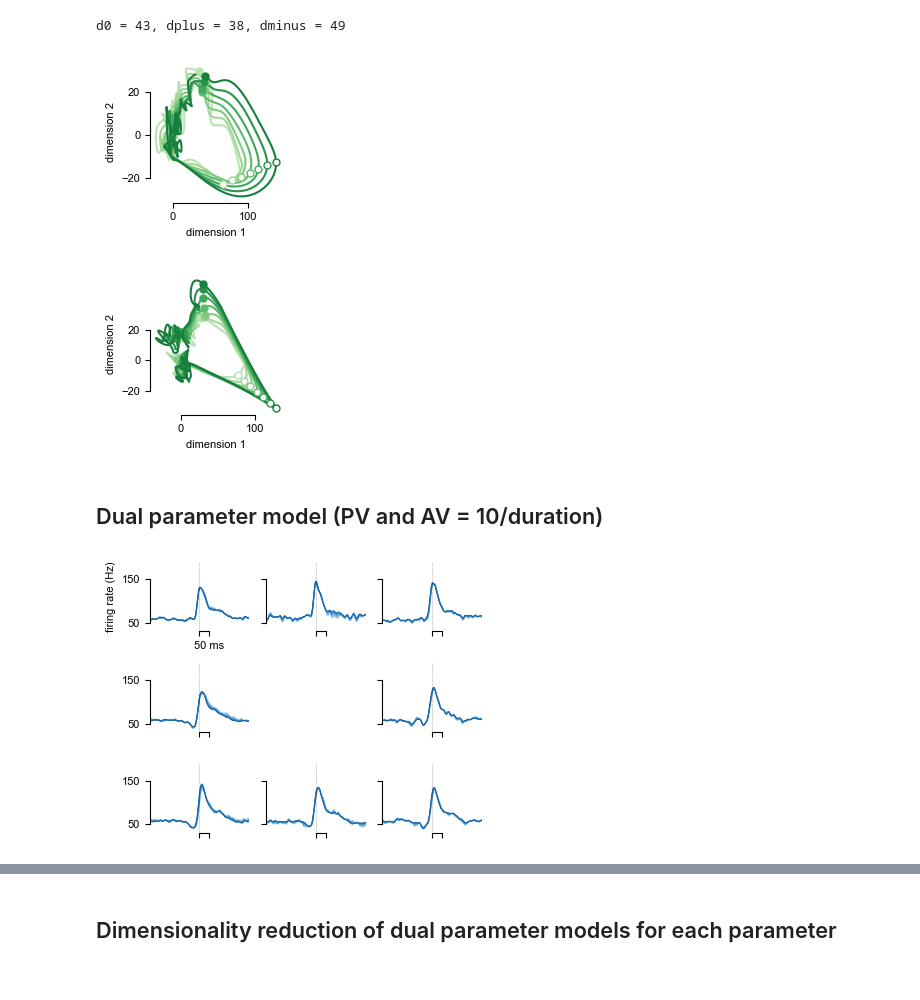
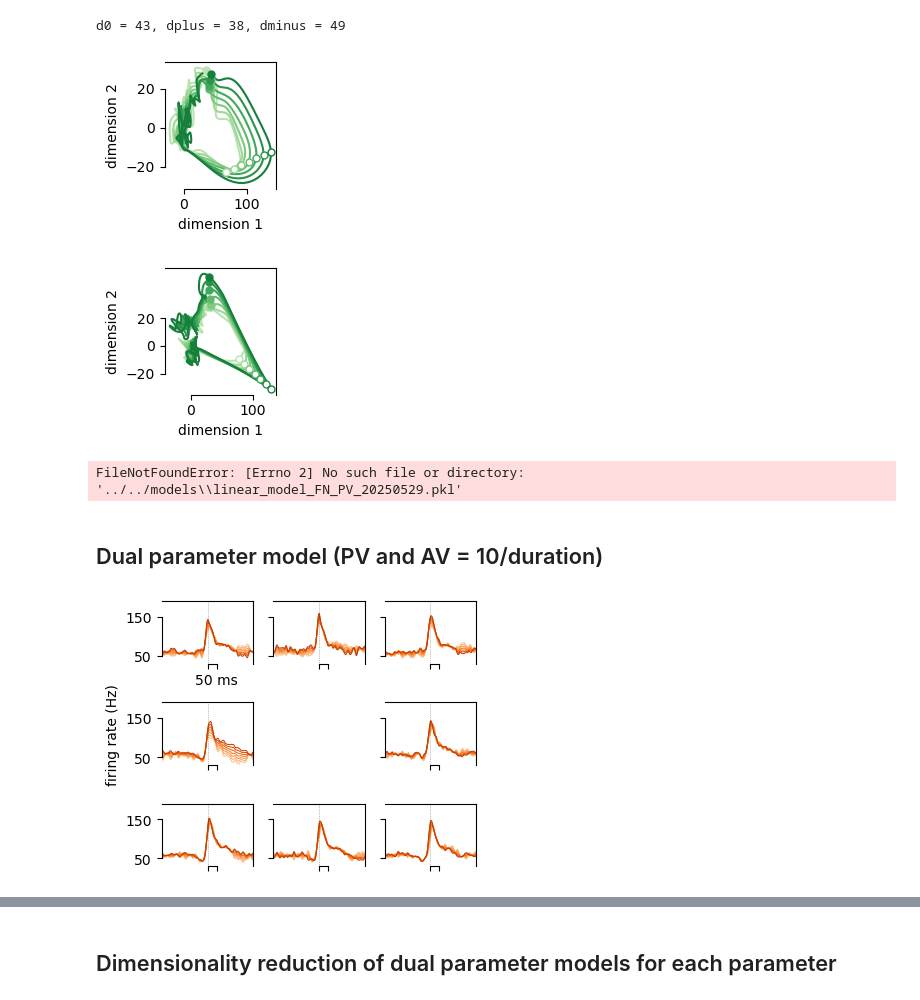
Before and after one commit to NeuroAI-IBS/fn_data_saccade, a Jupyter notebook: Data sorting/python_code/linear_analy_SH.ipynb, the cells around one changed output, grey strips where cells are left out. Saved outputs shown, nothing was run; the diff lists cells and outputs as text; code cells hidden in the pictures.

```diff
--- a/Data sorting/python_code/linear_analy_SH.ipynb
+++ b/Data sorting/python_code/linear_analy_SH.ipynb
@@ -237,9 +240,9 @@ for i, pvs in tqdm(enumerate(pv_cat)):
         lms.append(lm)
 # %%
 n_steps = 7
-cols = plt.cm.Greens(np.linspace(0.3, 0.8, n_steps))
-prange = np.linspace(300, 660, n_steps)-478.85947
-prange = prange*1e-3
+cols0 = plt.cm.Greens(np.linspace(0.3, 0.8, n_steps))
+prange0 = np.linspace(300, 660, n_steps)-478.85947
+prange0 = prange0*1e-3
 # %%
 tt = np.arange(-249, 251)
 
@@ -255,7 +258,7 @@ for ori in range(8):
     axes[panel].axvline(x=0, ymin=(30-30)/(190-30), ymax=(190-30)/(190-30),
                         linestyle=':', color='black', alpha=0.5, linewidth=0.5)
     for i in range(n_steps):
-        axes[panel].plot(tt, r0.mean(axis=0) + prange[i]*dr.mean(axis=0), c=cols[i], linewidth=0.75, zorder=1)
+        axes[panel].plot(tt, r0.mean(axis=0) + prange0[i]*dr.mean(axis=0), c=cols0[i], linewidth=0.75, zorder=1)
 
 # no axis lines except for the left axis
 for (i, ax) in enumerate(axes):
@@ -273,7 +276,7 @@ for (i, ax) in enumerate(axes):
 
 # ax = axes[0]
 axes[0].set_yticklabels(['50', '150'])
-axes[0].set_ylabel('firing rate (Hz)')
+axes[3].set_ylabel('firing rate (Hz)')
 axes[0].set_xticklabels(['', '50 ms'])
 
 #remove everything for the 4th panel
@@ -492,45 +495,45 @@ print(f'd0 = {d0}, dplus = {dplus}, dminus = {dminus}')
 d0 = 43, dplus = 38, dminus = 49
 # %%
 n_steps = 7
-cols = plt.cm.Greens(np.linspace(0.3, 0.8, n_steps))
-prange = np.linspace(300, 660, n_steps)-478.85947
-prange = prange*1e-3
+cols0 = plt.cm.Greens(np.linspace(0.3, 0.8, n_steps))
+prange0 = np.linspace(300, 660, n_steps)-478.85947
+prange0 = prange0*1e-3
 
-durs = dur_from_pv(pv0+prange, model_av).astype(int)
+durs = dur_from_pv(pv0+prange0, model_av).astype(int)
 # %%
 lmr = cbm.decomposition.reduce_dimensionality(lmfn1s[0], 4)
 lmr = cbm.utils.flip_sign(lmr, [0, 2]) # flip signs to make the cycles go CCW
 
 fig, ax = plt.subplots(figsize=(2, 2))
 
 for i in range(n_steps):
-    ax.plot(lmr.p[0,:] + prange[i]*lmr.dp[0,:],
-            lmr.p[1,:] + prange[i]*lmr.dp[1,:],
-            c=cols[i], linewidth=1.5, zorder=1)
+    ax.plot(lmr.p[0,:] + prange0[i]*lmr.dp[0,:],
+            lmr.p[1,:] + prange0[i]*lmr.dp[1,:],
+            c=cols0[i], linewidth=1.5, zorder=1)
 
-    ax.plot(lmr.p[0,250] + prange[i]*lmr.dp[0,250],
-               lmr.p[1,250] + prange[i]*lmr.dp[1,250],
-               'o', markersize=5, markerfacecolor='w', color=cols[i], zorder=3)
+    ax.plot(lmr.p[0,250] + prange0[i]*lmr.dp[0,250],
+               lmr.p[1,250] + prange0[i]*lmr.dp[1,250],
+               'o', markersize=5, markerfacecolor='w', color=cols0[i], zorder=3)
 
 #     ax.scatter(lmr.p[0,220] + prange[i]*lmr.dp[0,220],
 #                lmr.p[1,220] + prange[i]*lmr.dp[1,220],
 #                25, c=cols[i], zorder=1)
 
-    ax.plot(lmr.p[0,250+durs[i]] + prange[i]*lmr.dp[0,250+durs[i]],
-               lmr.p[1,250+durs[i]] + prange[i]*lmr.dp[1,250+durs[i]],
-               'o', markersize=5, markerfacecolor=cols[i], color=cols[i], zorder=2)
+    ax.plot(lmr.p[0,250+durs[i]] + prange0[i]*lmr.dp[0,250+durs[i]],
+               lmr.p[1,250+durs[i]] + prange0[i]*lmr.dp[1,250+durs[i]],
+               'o', markersize=5, markerfacecolor=cols0[i], color=cols0[i], zorder=2)
 
 ax.spines['bottom'].set_bounds(0, 100)
 ax.set_xticks([0, 100])
 ax.spines['left'].set_bounds(-20, 20)
 ax.set_yticks([-20, 0, 20])
 ax.set_xlabel('dimension 1')
 ax.set_ylabel('dimension 2')
 
 plt.tight_layout()
 plt.savefig('manifold_deg0_1vs2.pdf')
 # %% [output]
-[figure, old version]
+[figure, new version]
 # %%
 lmr = cbm.decomposition.reduce_dimensionality(lmfn1s[3], 4)
 lmr = cbm.utils.flip_sign(lmr, [0, 1, 2]) # flip signs to make the cycles go CCW
@@ -538,21 +541,21 @@ lmr = cbm.utils.flip_sign(lmr, [0, 1, 2]) # flip signs to make the cycles go CCW
 fig, ax = plt.subplots(figsize=(2, 2))
 
 for i in range(n_steps):
-    ax.plot(lmr.p[0,:] + prange[i]*lmr.dp[0,:],
-            lmr.p[1,:] + prange[i]*lmr.dp[1,:],
-            c=cols[i], linewidth=1.5, zorder=1)
+    ax.plot(lmr.p[0,:] + prange0[i]*lmr.dp[0,:],
+            lmr.p[1,:] + prange0[i]*lmr.dp[1,:],
+            c=cols0[i], linewidth=1.5, zorder=1)
 
-    ax.plot(lmr.p[0,250] + prange[i]*lmr.dp[0,250],
-               lmr.p[1,250] + prange[i]*lmr.dp[1,250],
-               'o', markersize=5, markerfacecolor='w', color=cols[i], zorder=3)
+    ax.plot(lmr.p[0,250] + prange0[i]*lmr.dp[0,250],
+               lmr.p[1,250] + prange0[i]*lmr.dp[1,250],
+               'o', markersize=5, markerfacecolor='w', color=cols0[i], zorder=3)
 
 #     ax.scatter(lmr.p[0,220] + prange[i]*lmr.dp[0,220],
 #                lmr.p[1,220] + prange[i]*lmr.dp[1,220],
 #                25, c=cols[i], zorder=1)
 
-    ax.plot(lmr.p[0,250+durs[i]] + prange[i]*lmr.dp[0,250+durs[i]],
-               lmr.p[1,250+durs[i]] + prange[i]*lmr.dp[1,250+durs[i]],
-               'o', markersize=5, markerfacecolor=cols[i], color=cols[i], zorder=2)
+    ax.plot(lmr.p[0,250+durs[i]] + prange0[i]*lmr.dp[0,250+durs[i]],
+               lmr.p[1,250+durs[i]] + prange0[i]*lmr.dp[1,250+durs[i]],
+               'o', markersize=5, markerfacecolor=cols0[i], color=cols0[i], zorder=2)
 
 ax.spines['bottom'].set_bounds(0, 100)
 ax.set_xticks([0, 100])
@@ -564,7 +567,7 @@ ax.set_ylabel('dimension 2')
 plt.tight_layout()
 plt.savefig('manifold_deg135_1vs2.pdf')
 # %% [output]
-[figure, old version]
+[figure, new version]
 # %%
 lmrs = [cbm.decomposition.reduce_dimensionality(lm, 6) for lm in lmfn1s]
 # %%
@@ -581,6 +584,8 @@ save_model('linear_model_FN_PV', lmfn0s)
 save_model('linear_model_FN_PV_nobaseline', lmfn1s)
 save_model('linear_model_FN_PV_dim_reduced', lmrs)
 save_model('model_av_from_pv', model_av)
+# %% [output]
+FileNotFoundError: [Errno 2] No such file or directory: '../../models\\linear_model_FN_PV_20250529.pkl'
 # %% [markdown]
 ## Dual parameter model (PV and AV = 10/duration)
 # %%
@@ -618,13 +625,13 @@ ori_panels = [5, 2, 1, 0, 3, 6, 7, 8]
 for ori in range(8):
     r0 = np.vstack([lm['rate'].ravel() for lm in lms if lm['label'].endswith(f'_{ori}')])
     dr_all = np.stack([lm['drate'] for lm in lms if lm['label'].endswith(f'_{ori}')],axis=0)
-    dr = dr_all[:,1,:] # 0: peak velocity, 1: average velocity
+    dr = dr_all[:,0,:] # 0: peak velocity, 1: average velocity
 
     panel = ori_panels[ori]
     axes[panel].axvline(x=0, ymin=(30-30)/(190-30), ymax=(190-30)/(190-30),
                         linestyle=':', color='black', alpha=0.5, linewidth=0.5)
     for i in range(n_steps):
-        axes[panel].plot(tt, r0.mean(axis=0) + prange[i]*dr.mean(axis=0), c=cols[i], linewidth=0.75, zorder=1)
+        axes[panel].plot(tt, r0.mean(axis=0) + prange0[i]*dr.mean(axis=0), c=cols0[i], linewidth=0.75, zorder=1)
 
 # no axis lines except for the left axis
 for (i, ax) in enumerate(axes):
@@ -642,13 +649,13 @@ for (i, ax) in enumerate(axes):
 
 # ax = axes[0]
 axes[0].set_yticklabels(['50', '150'])
-axes[0].set_ylabel('firing rate (Hz)')
+axes[3].set_ylabel('firing rate (Hz)')
 axes[0].set_xticklabels(['', '50 ms'])
 
 #remove everything for the 4th panel
 axes[4].set_visible(False)
 
 plt.tight_layout()
-# plt.savefig('average_linear_model_directions.pdf', dpi=600)
+plt.savefig('PV_only_linear_model_directions.pdf', dpi=600)
 # %% [output]
-[figure, old version]
+[figure, new version]
```
Also changed, not shown: parts of 36 cells of this notebook.
